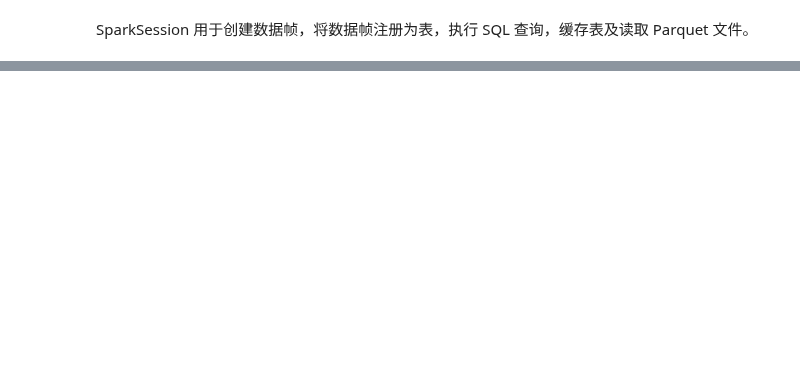
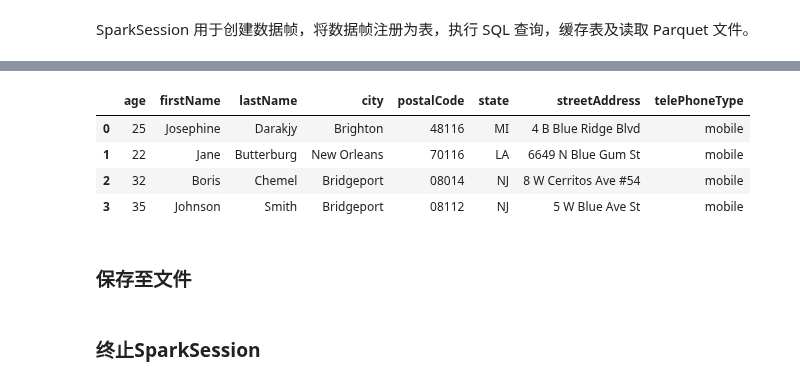
Before and after one commit to z-imagg/analyze_by_graph--bkOfGitee, a Jupyter notebook: demo.ipynb, the cells around one changed output, grey strips where cells are left out. Saved outputs shown, nothing was run; the diff lists cells and outputs as text; code cells hidden in the pictures; blank space fills up the shorter version.

```diff
--- a/demo.ipynb
+++ b/demo.ipynb
@@ -94,0 +423,3 @@ sc = spark.sparkContext
+# %%
+df = df.withColumnRenamed('telePhoneNumber', 'phoneNumber')
+#列 重命名
@@ -94,0 +442,4 @@ sc = spark.sparkContext
+# %%
+df = df.drop("address", "phoneNumber")
+# 等价于
+# df = df.drop(df.address).drop(df.phoneNumber)
@@ -94,0 +491,3 @@ sc = spark.sparkContext
+# %%
+df.sort( df.age.desc() ).collect()
+#按字段age降序排列
@@ -94,0 +499,3 @@ sc = spark.sparkContext
+# %%
+df.sort("age", ascending=False) .collect()
+#按字段age降序排列
@@ -94,0 +617,10 @@ sc = spark.sparkContext
+# %%
+df.toPandas()   #将 df 的内容转为 Pandas 的数据帧
+# %% [output]
+|  | age | firstName | lastName | city | postalCode | state | streetAddress | telePhoneType |
+| 0 | 25 | Josephine | Darakjy | Brighton | 48116 | MI | 4 B Blue Ridge Blvd | mobile |
+| 1 | 22 | Jane | Butterburg | New Orleans | 70116 | LA | 6649 N Blue Gum St | mobile |
+| 2 | 32 | Boris | Chemel | Bridgeport | 08014 | NJ | 8 W Cerritos Ave #54 | mobile |
+| 3 | 35 | Johnson | Smith | Bridgeport | 08112 | NJ | 5 W Blue Ave St | mobile |
+# %% [markdown]
+### 保存至文件
@@ -94,0 +633,2 @@ sc = spark.sparkContext
+# %% [markdown]
+### 终止SparkSession
```
Also changed, not shown: parts of 85 cells of this notebook, 2 other files.
